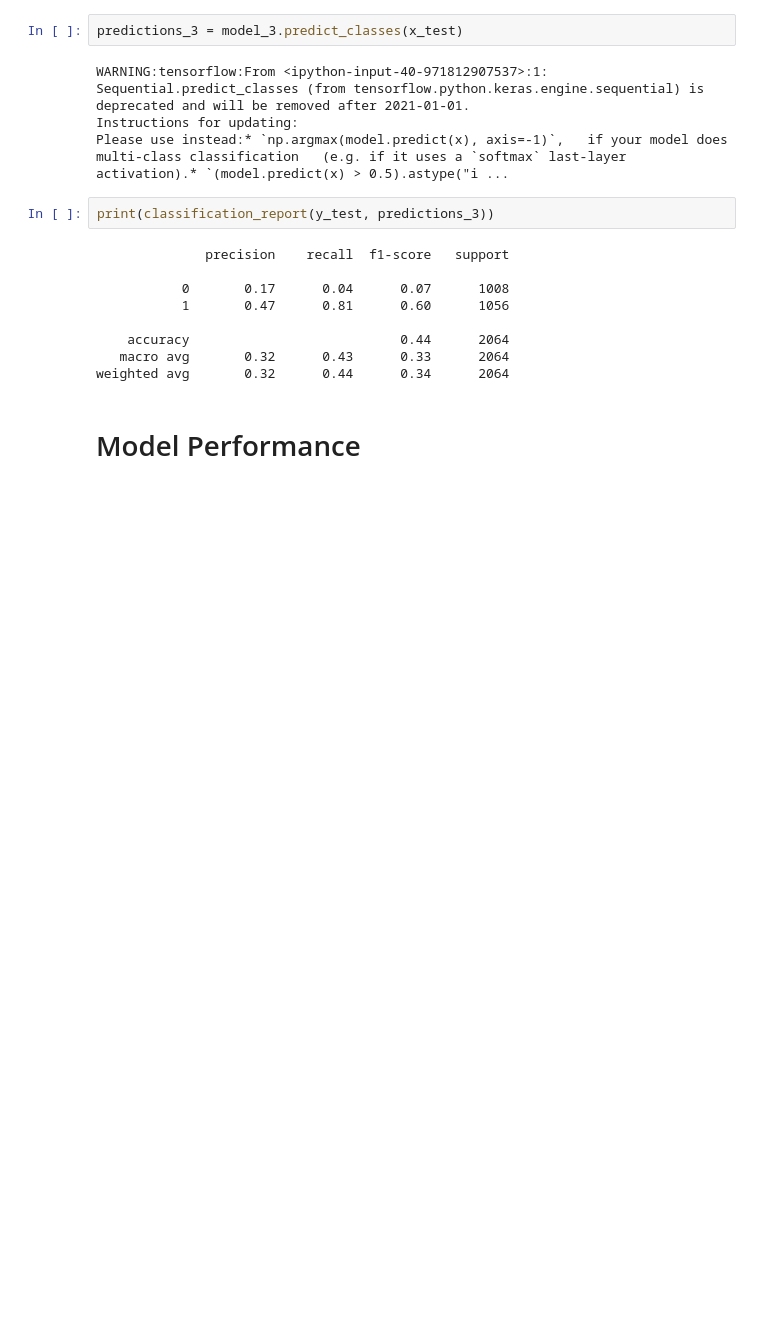
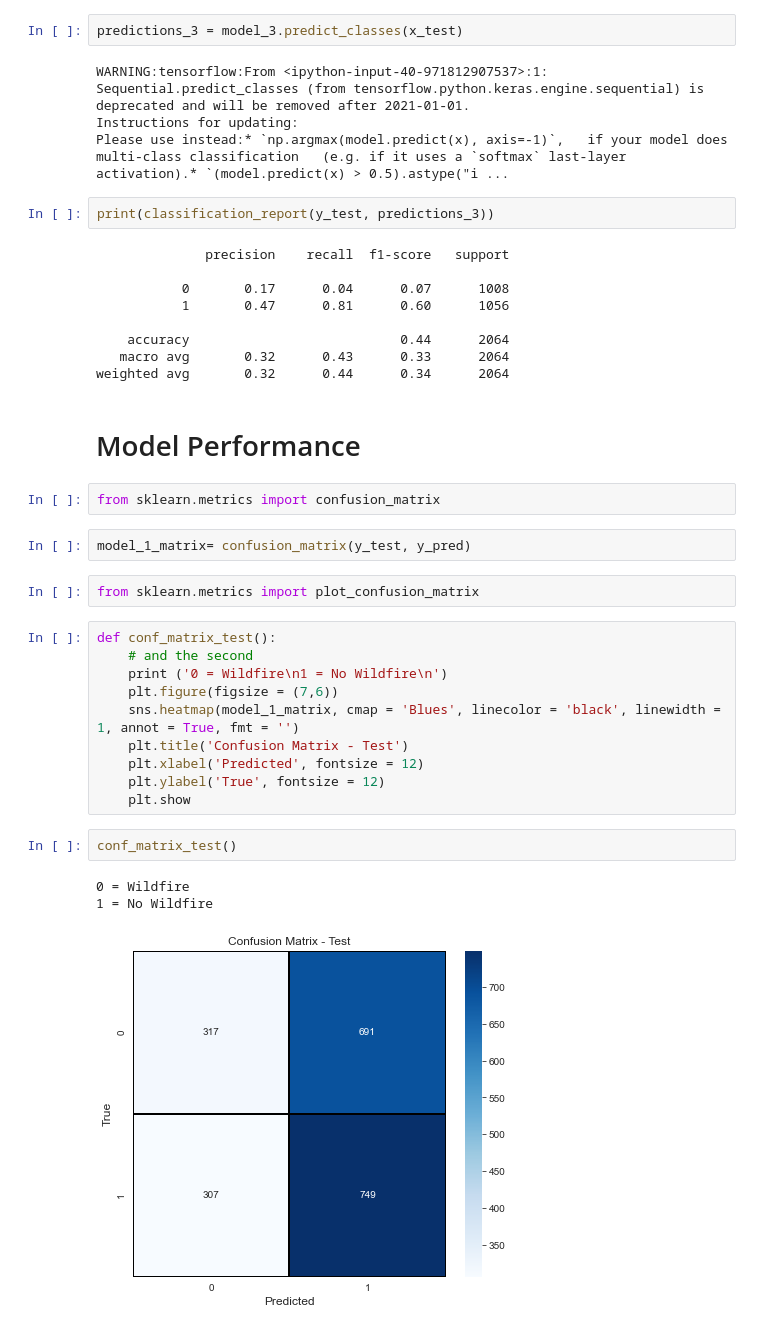
Before and after one commit to ptanner925/wildfire_capstone, a Jupyter notebook: Notebooks/cnn_model_building.ipynb, the cells around one changed output. Drawn from its saved outputs; the diff is of its cells as text; blank space fills up the shorter version.

Commit message:
notebook cleaning, visuals added for presentation

```diff
--- a/Notebooks/cnn_model_building.ipynb
+++ b/Notebooks/cnn_model_building.ipynb
@@ -479,3 +479,25 @@ print(classification_report(y_test, predictions_3))
 weighted avg       0.32      0.44      0.34      2064
 # %% [markdown]
 # Model Performance
+# %%
+from sklearn.metrics import confusion_matrix
+# %%
+model_1_matrix= confusion_matrix(y_test, y_pred)
+# %%
+from sklearn.metrics import plot_confusion_matrix
+# %%
+def conf_matrix_test():
+    # and the second
+    print ('0 = Wildfire\n1 = No Wildfire\n')
+    plt.figure(figsize = (7,6))
+    sns.heatmap(model_1_matrix, cmap = 'Blues', linecolor = 'black', linewidth = 1, annot = True, fmt = '')
+    plt.title('Confusion Matrix - Test')
+    plt.xlabel('Predicted', fontsize = 12)
+    plt.ylabel('True', fontsize = 12)
+    plt.show
+# %%
+conf_matrix_test()
+# %% [output]
+0 = Wildfire
+1 = No Wildfire
+[figure, added]
```
Also changed, not shown: parts of 5 cells of this notebook, 2 other files.
